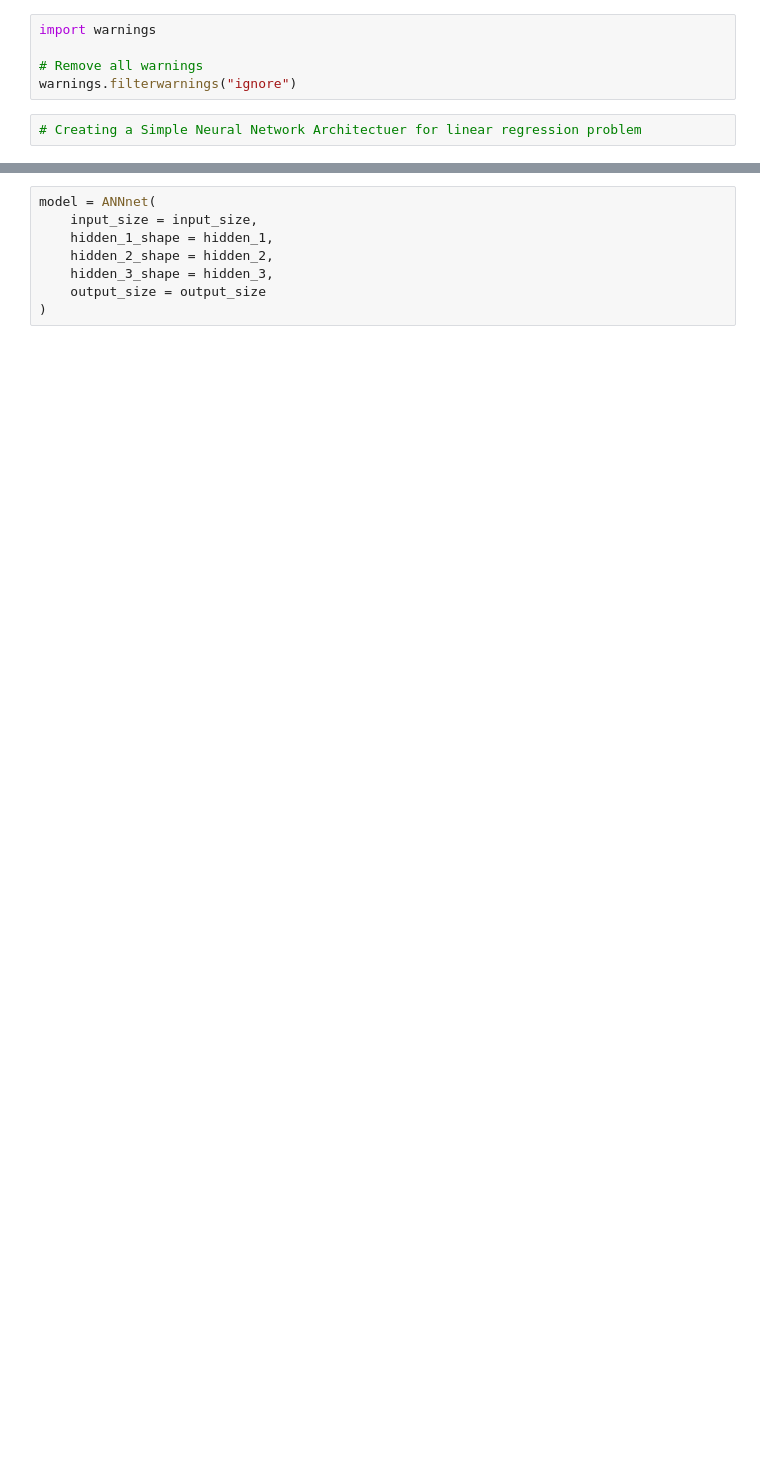
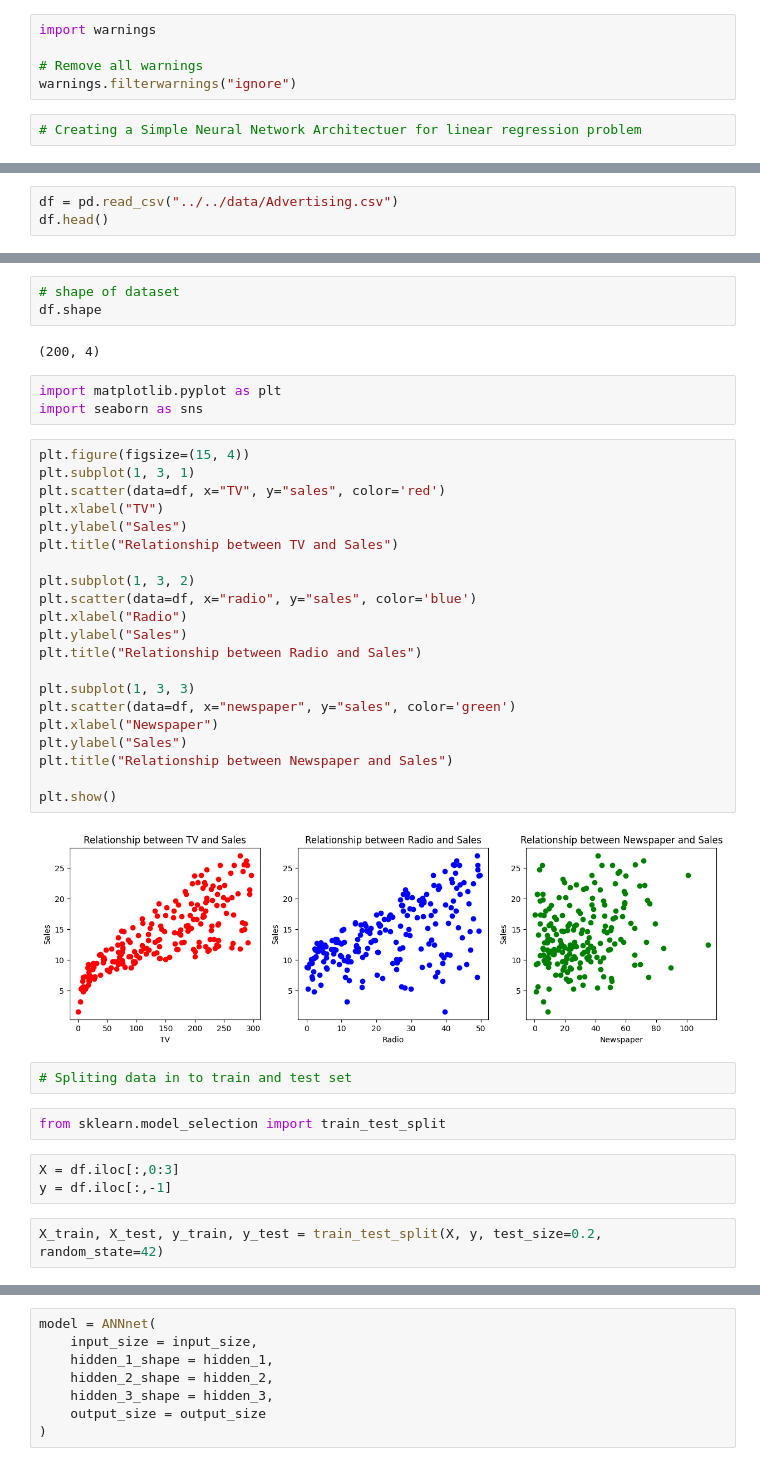
Before and after one commit to KhageshorGiri/Deep_Learning, a Jupyter notebook: pytorch/ANN/pytorch_ann_regression.ipynb, the cells around one changed output, grey strips where cells are left out. Cells and saved outputs as stored; diff of their text form; blank space fills up the shorter version.

```diff
--- a/pytorch/ANN/pytorch_ann_regression.ipynb
+++ b/pytorch/ANN/pytorch_ann_regression.ipynb
@@ -55,0 +63,3 @@ class ANNnet(nn.Module):
+# %%
+df = pd.read_csv("../../data/Advertising.csv")
+df.head()
@@ -55,0 +73,40 @@ class ANNnet(nn.Module):
+# %%
+# shape of dataset
+df.shape
+# %% [output]
+(200, 4)
+# %%
+import matplotlib.pyplot as plt
+import seaborn as sns
+# %%
+plt.figure(figsize=(15, 4))
+plt.subplot(1, 3, 1)
+plt.scatter(data=df, x="TV", y="sales", color='red')
+plt.xlabel("TV")
+plt.ylabel("Sales")
+plt.title("Relationship between TV and Sales")
+
+plt.subplot(1, 3, 2)
+plt.scatter(data=df, x="radio", y="sales", color='blue')
+plt.xlabel("Radio")
+plt.ylabel("Sales")
+plt.title("Relationship between Radio and Sales")
+
+plt.subplot(1, 3, 3)
+plt.scatter(data=df, x="newspaper", y="sales", color='green')
+plt.xlabel("Newspaper")
+plt.ylabel("Sales")
+plt.title("Relationship between Newspaper and Sales")
+
+plt.show()
+# %% [output]
+[figure, added]
+# %%
+# Spliting data in to train and test set
+# %%
+from sklearn.model_selection import train_test_split
+# %%
+X = df.iloc[:,0:3]
+y = df.iloc[:,-1]
+# %%
+X_train, X_test, y_train, y_test = train_test_split(X, y, test_size=0.2, random_state=42)
```
Also changed, not shown: parts of 26 cells of this notebook.
